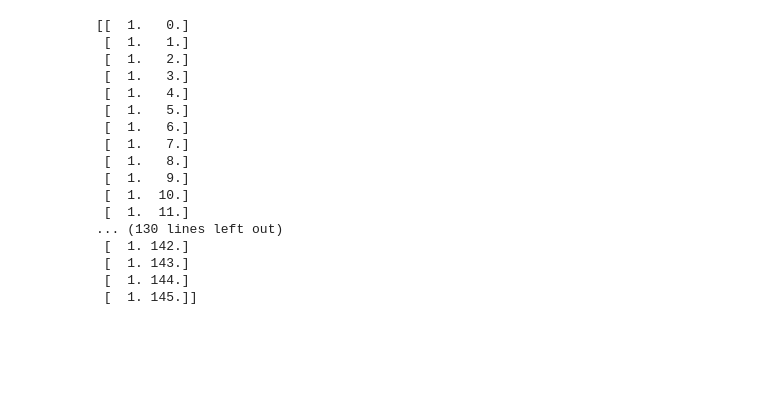
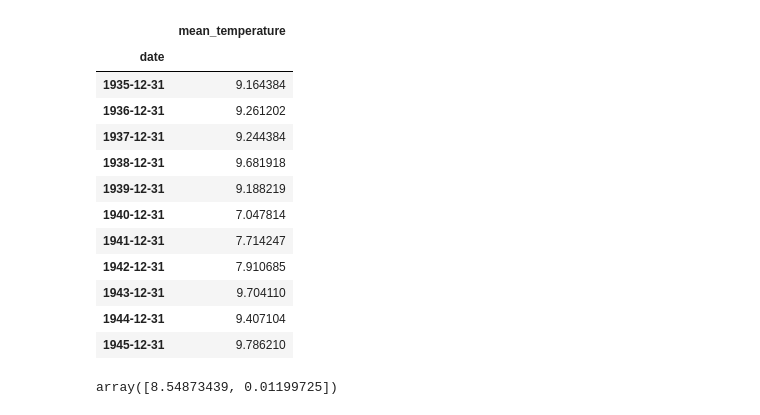
Before and after one commit to abhisrn1986/WeatherForecasting, a Jupyter notebook: TimeSeriesAnalysisProject/mean_temperature.ipynb, the cells around one changed output. Drawn from its saved outputs; the diff is of its cells as text; code cells hidden in the pictures; blank space fills up the shorter version.

```diff
--- a/TimeSeriesAnalysisProject/mean_temperature.ipynb
+++ b/TimeSeriesAnalysisProject/mean_temperature.ipynb
@@ -186,3 +121,21 @@ temp_df_limit
+# %%
+temp_df_limit = temp_df_limit.resample('Y').mean()
+
+temp_df_limit.loc['1935-12-31':'1945-12-31']
+# %% [output]
+|  | mean_temperature |
+| date |  |
+| 1935-12-31 | 9.164384 |
+| 1936-12-31 | 9.261202 |
+| 1937-12-31 | 9.244384 |
+| 1938-12-31 | 9.681918 |
+| 1939-12-31 | 9.188219 |
+| 1940-12-31 | 7.047814 |
+| 1941-12-31 | 7.714247 |
+| 1942-12-31 | 7.910685 |
+| 1943-12-31 | 9.704110 |
+| 1944-12-31 | 9.407104 |
+| 1945-12-31 | 9.786210 |
 # %%
 length = len(temp_df_limit)
 
@@ -196,29 +149,8 @@ model = sm.OLS(y,X)
 results = model.fit()
 
 results.params
-
-# print(y)
-print(X)
-
-# X
 # %% [output]
-[[  1.   0.]
- [  1.   1.]
- [  1.   2.]
- [  1.   3.]
- [  1.   4.]
- [  1.   5.]
- [  1.   6.]
- [  1.   7.]
- [  1.   8.]
- [  1.   9.]
- [  1.  10.]
- [  1.  11.]
-... (130 lines left out)
- [  1. 142.]
- [  1. 143.]
- [  1. 144.]
- [  1. 145.]]
+array([8.54873439, 0.01199725])
 # %%
 slopes = np.full((len(X),2), [results.params[0], results.params[1]])
 # constants = np.full(len(X), results.params[0])KC
```
Also changed, not shown: parts of 14 cells of this notebook.
